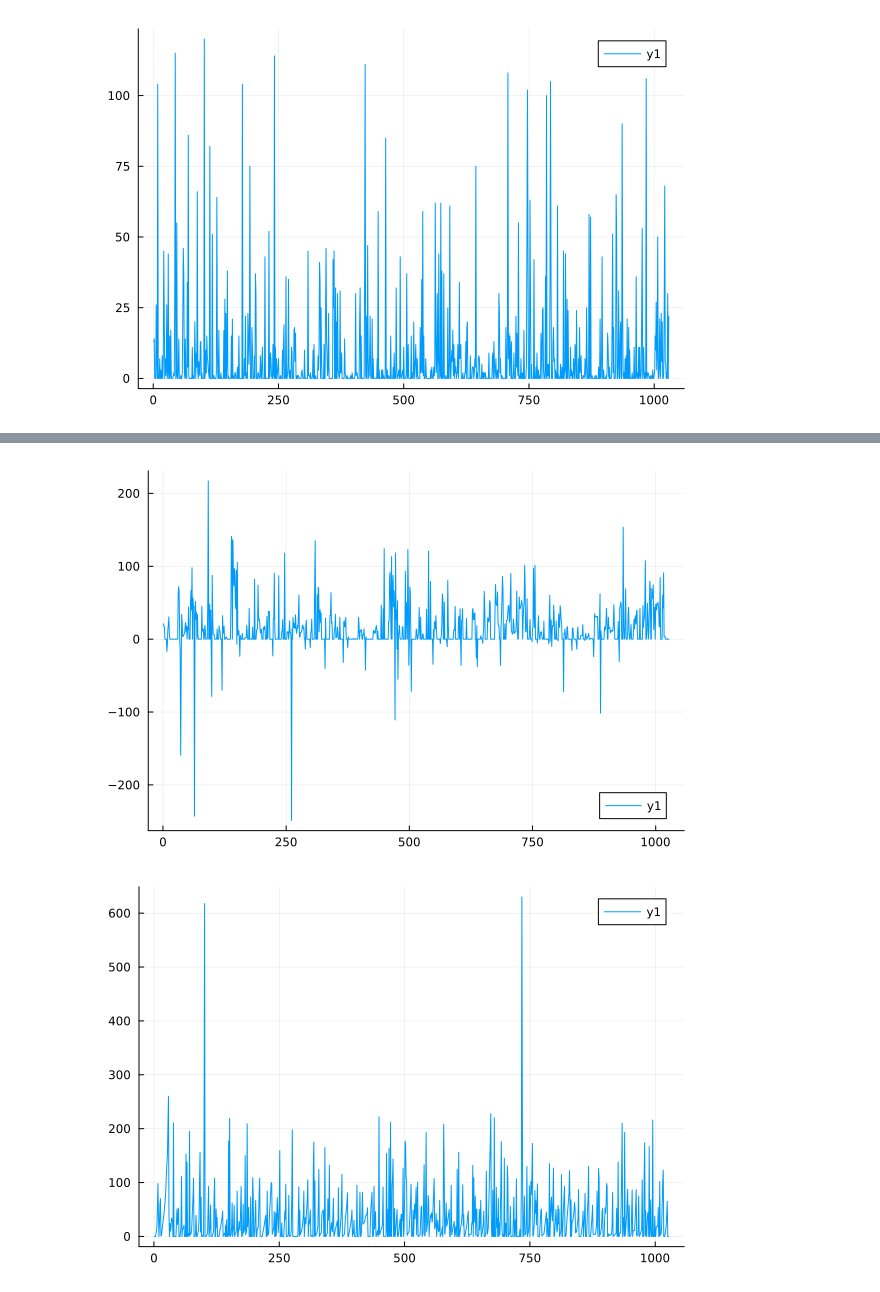
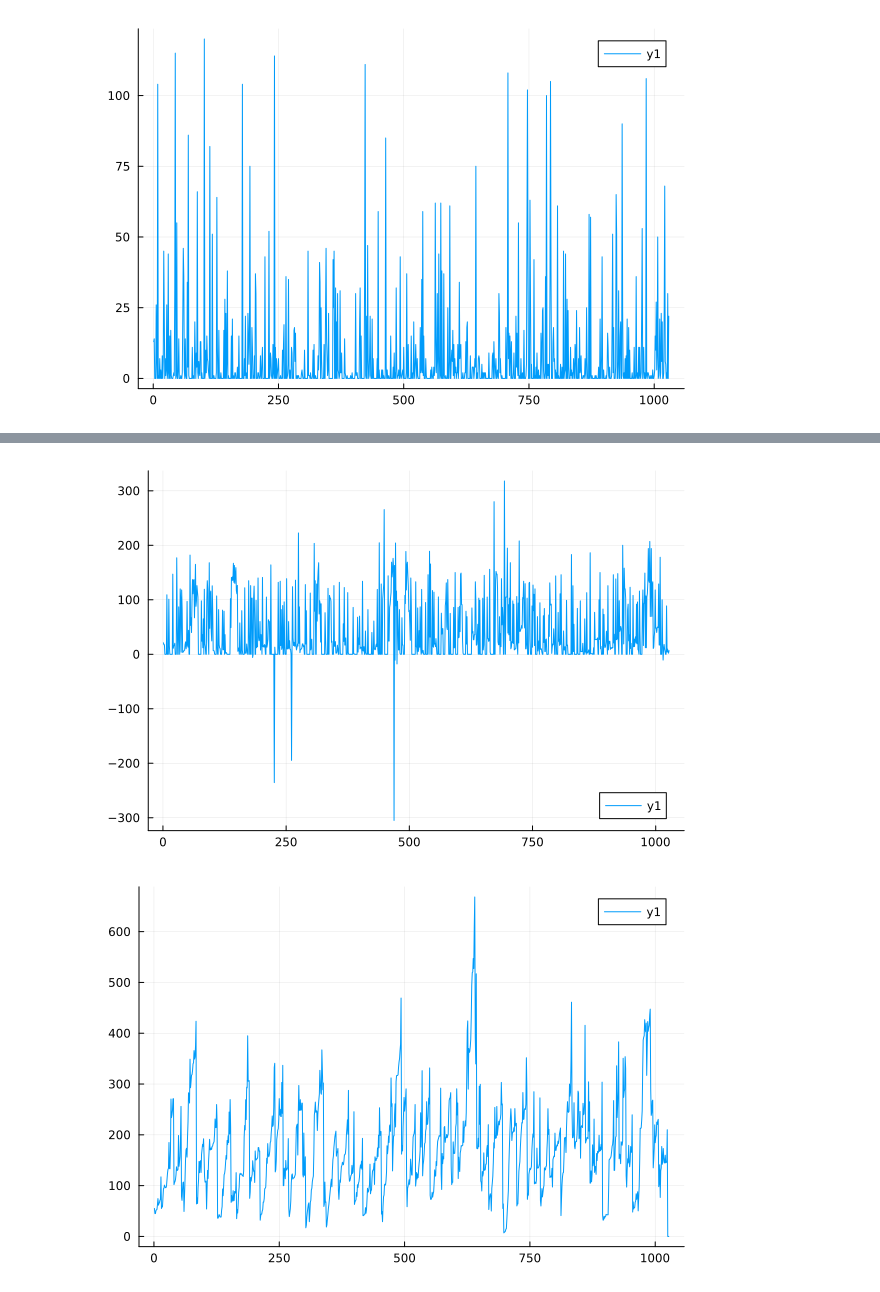
Before and after one commit to anthonynic28/Bus-Optimization, a Jupyter notebook: bus_schedule_model.ipynb, the cells around one changed output, grey strips where cells are left out. Drawn from its saved outputs; the diff is of its cells as text; code cells hidden in the pictures.

```diff
--- a/bus_schedule_model.ipynb
+++ b/bus_schedule_model.ipynb
@@ -339,2 +412,45 @@ for t in 1:length(dict_int_Mon_counter_clockwise)
     end
 end
+# %%
+nonZeroDemand_clockwise = false
+people_left_clockwise = zeros(9)
+t_recentBus_clockwise = 3
+buses_sent_clockwise = 1
+
+buses_sent_array_clockwise = []
+temp_total_demand_matrix_array_clockwise = []
+accumulation_matrix_t_array_clockwise = []
+people_left_array_clockwise = []
+vector_array_clockwise = []
+people_on_bus_array_clockwise = []
+
+temp_demand_matrix_array_clockwise = []
+
+for t in 1:length(dict_int_Mon_clockwise)
+    matrix_stops_clockwise = dict_int_Mon_clockwise_timepoint[t]
+    if sum(matrix_stops_clockwise) > 0
+        nonZeroDemand_clockwise = true # first instance of non zero demand
+    end
+    if nonZeroDemand_clockwise
+        accumulation_matrix_t_clockwise = derive_accumulation_Mon_clockwise(t_recentBus_clockwise, t, people_left_clockwise)
+        vector_clockwise, temp_total_demand_matrix_clockwise, temp_demand_matrix_clockwise = track_Mon_clockwise(accumulation_matrix_t_clockwise, t)
+        #=
+        buses_sent = derive_busnumber_over_capacity(vector, temp_total_demand_matrix)
+        people_left = left_people(vector, temp_total_demand_matrix)
+        =#
+        people_left_clockwise, buses_sent_clockwise = left_people_test(vector_clockwise, temp_total_demand_matrix_clockwise)
+        people_on_bus_clockwise = 0
+        if buses_sent_clockwise > 0
+            t_recentBus_clockwise = t
+            people_on_bus_clockwise = sum(temp_total_demand_matrix_clockwise) - sum(people_left_clockwise)
+        end
+
+        push!(buses_sent_array_clockwise, buses_sent_clockwise)
+        push!(temp_total_demand_matrix_array_clockwise, temp_total_demand_matrix_clockwise)
+        push!(accumulation_matrix_t_array_clockwise, accumulation_matrix_t_clockwise)
+        push!(people_left_array_clockwise, people_left_clockwise)
+        push!(vector_array_clockwise, vector_clockwise)
+        push!(people_on_bus_array_clockwise, people_on_bus_clockwise)
+        push!(temp_demand_matrix_array_clockwise, temp_demand_matrix_clockwise)
+    end
+end
@@ -403,8 +727,8 @@ plot(sum.(people_left_array))
 # %%
-plot(sum.(collect(values(temp_total_demand_matrix_array))))
+plot(sum.(collect(values(temp_total_demand_matrix_array_counter_clockwise))))
 # %% [output]
-[figure, old version]
+[figure, new version]
 # %%
-plot(sum.(collect(values(accumulation_matrix_t_array))))
+plot(sum.(collect(values(temp_total_demand_matrix_array_clockwise))))
 # %% [output]
-[figure, old version]
+[figure, new version]
```
Also changed, not shown: parts of 45 cells of this notebook.
